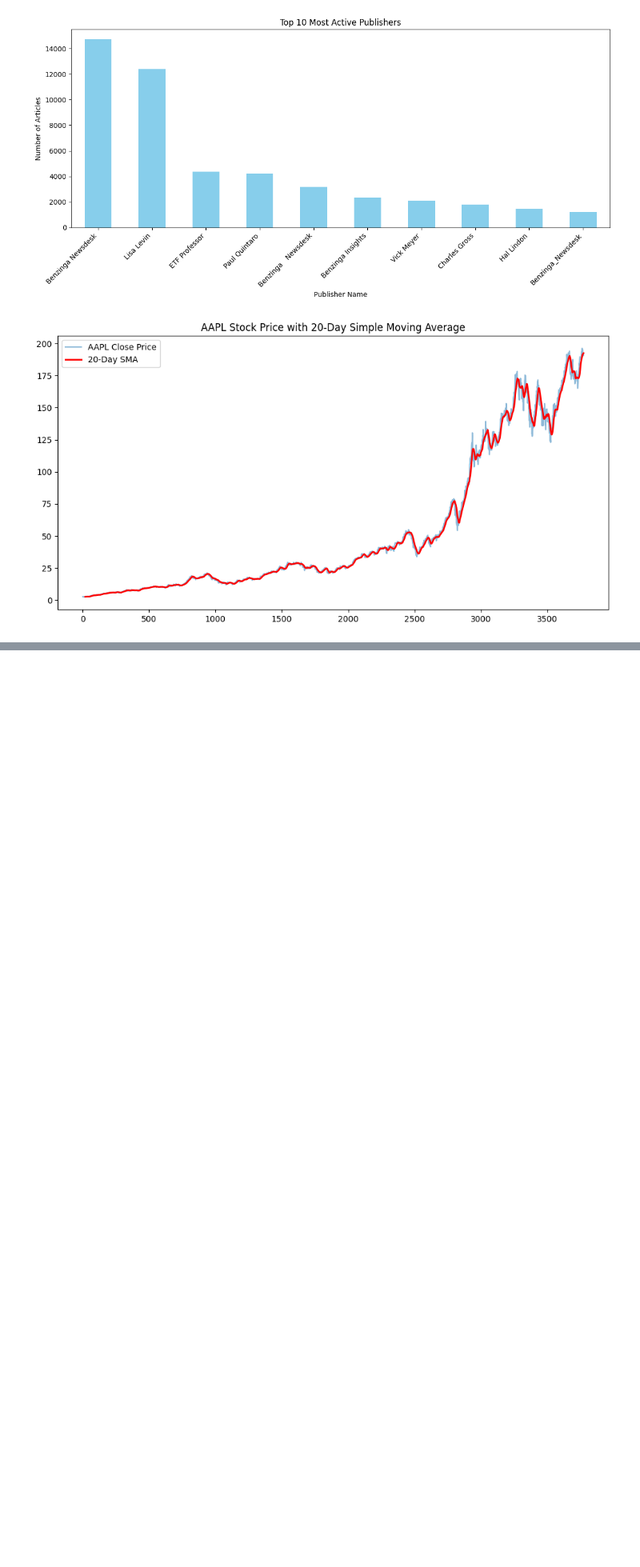
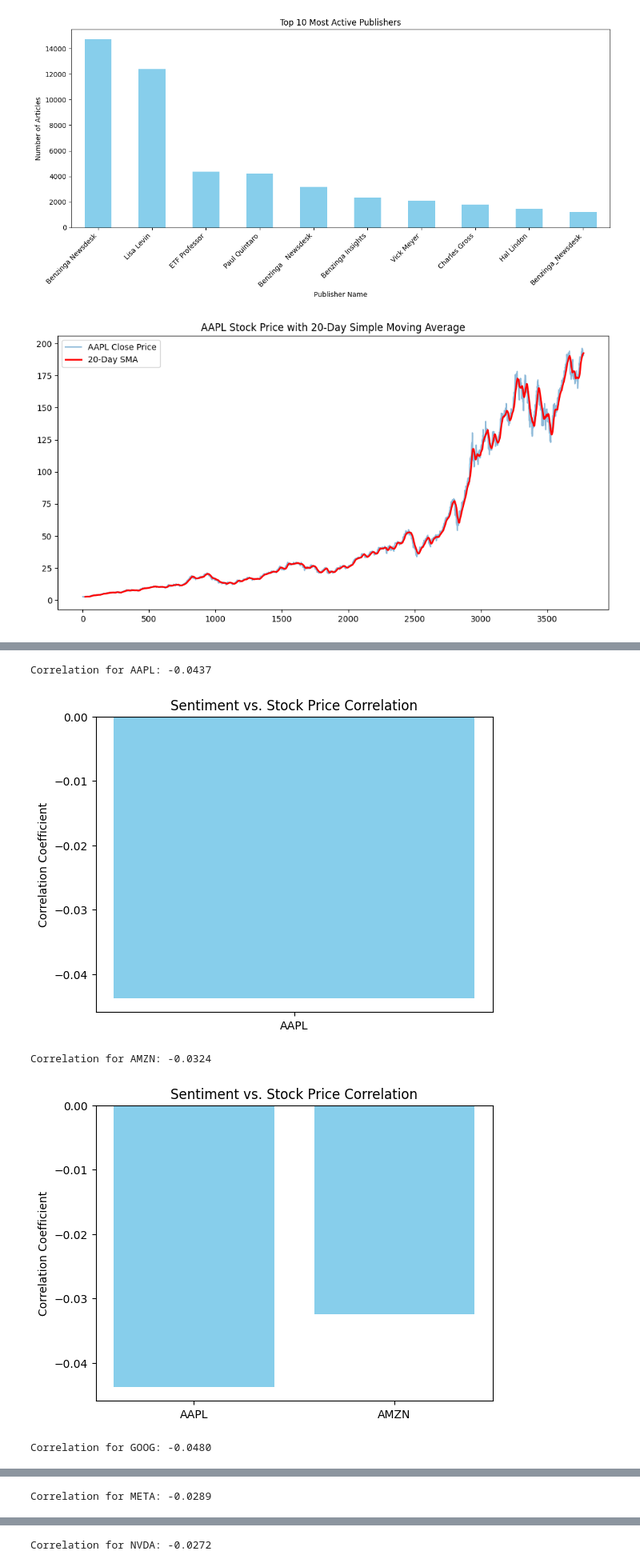
Before and after one commit to tin-blip/nova-financial-sentiment, a Jupyter notebook: notebooks/eda_analysis.ipynb, the cells around one changed output, grey strips where cells are left out. Shown at 80% size. Cells and saved outputs as stored; diff of their text form; code cells hidden in the pictures; blank space fills up the shorter version.

Commit message:
Final: Implemented TA-Lib indicators, added thematic NLP analysis, and updated requirements.txt

```diff
--- a/notebooks/eda_analysis.ipynb
+++ b/notebooks/eda_analysis.ipynb
@@ -57,0 +215,13 @@ plt.show()
+# %%
+# 1. Strip timezone from both indices to ensure they match
+stock_data['AAPL'].index = stock_data['AAPL'].index.tz_localize(None)
+daily_sentiment.index = daily_sentiment.index.tz_localize(None)
+
+# 2. Perform the Join
+merged_df = stock_data['AAPL'].join(daily_sentiment, how='inner')
+
+# 3. Calculate Correlation using TA-Lib column names
+correlation_matrix = merged_df[['sentiment', 'Close', 'RSI', 'MACD']].corr()
+
+print("Correlation Analysis for AAPL (TA-Lib Version):")
+print(correlation_matrix['sentiment'])
@@ -57,0 +235,28 @@ plt.show()
+# %%
+for ticker in stock_data:
+    # Fix the timezone for each stock dataframe
+    stock_data[ticker].index = stock_data[ticker].index.tz_localize(None)
+# %%
+results = {}
+for ticker in ['AAPL', 'AMZN', 'GOOG', 'META', 'NVDA']:
+    #1. Ensure timezone is stripped
+    stock_data[ticker].index = stock_data[ticker].index.tz_localize(None)
+    #2. Merge
+    temp_merged = stock_data[ticker].join(daily_sentiment, how = 'inner')
+    #3. Calculate Correlation
+    corr = temp_merged[['sentiment', 'Close']].corr().iloc[0, 1]
+    results[ticker] = corr
+    print(f"Correlation for {ticker}: {corr:.4f}")
+
+    #vizualize the comparision
+    import matplotlib.pyplot as plt
+    plt.bar(results.keys(), results.values(), color = 'skyblue')
+    plt.title('Sentiment vs. Stock Price Correlation')
+    plt.ylabel('Correlation Coefficient')
+    plt.show()
+# %% [output]
+Correlation for AAPL: -0.0437
+[figure, added]
+Correlation for AMZN: -0.0324
+[figure, added]
+Correlation for GOOG: -0.0480
@@ -57,0 +264 @@ plt.show()
+Correlation for META: -0.0289
@@ -57,0 +266 @@ plt.show()
+Correlation for NVDA: -0.0272
```
Also changed, not shown: parts of 9 cells of this notebook, 1 other file.
